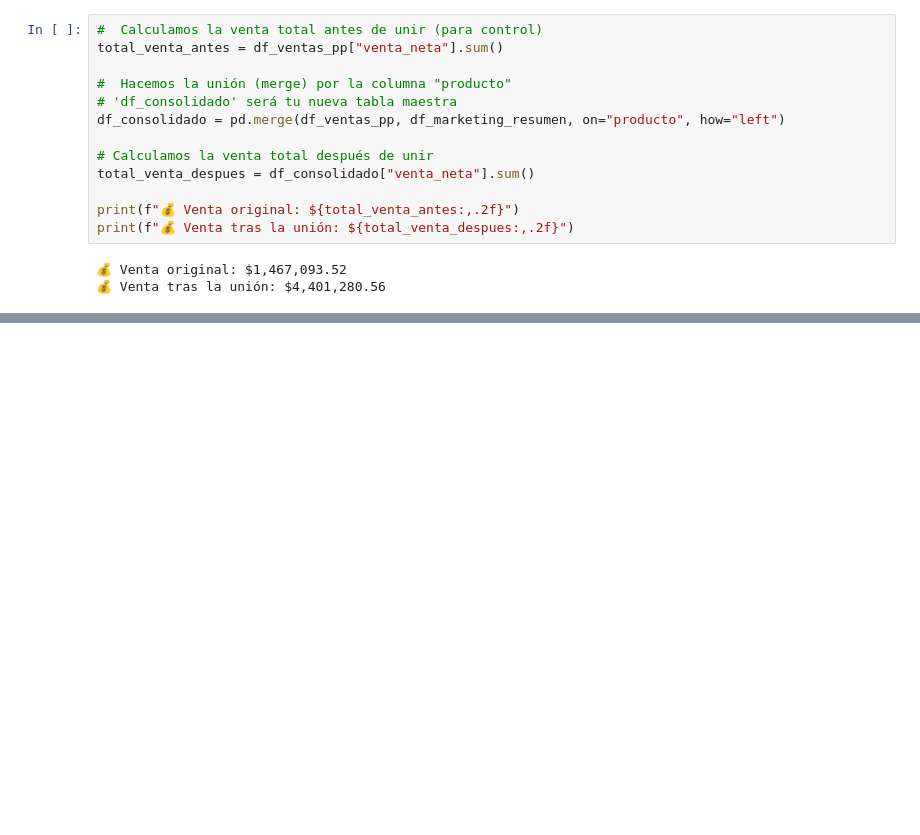
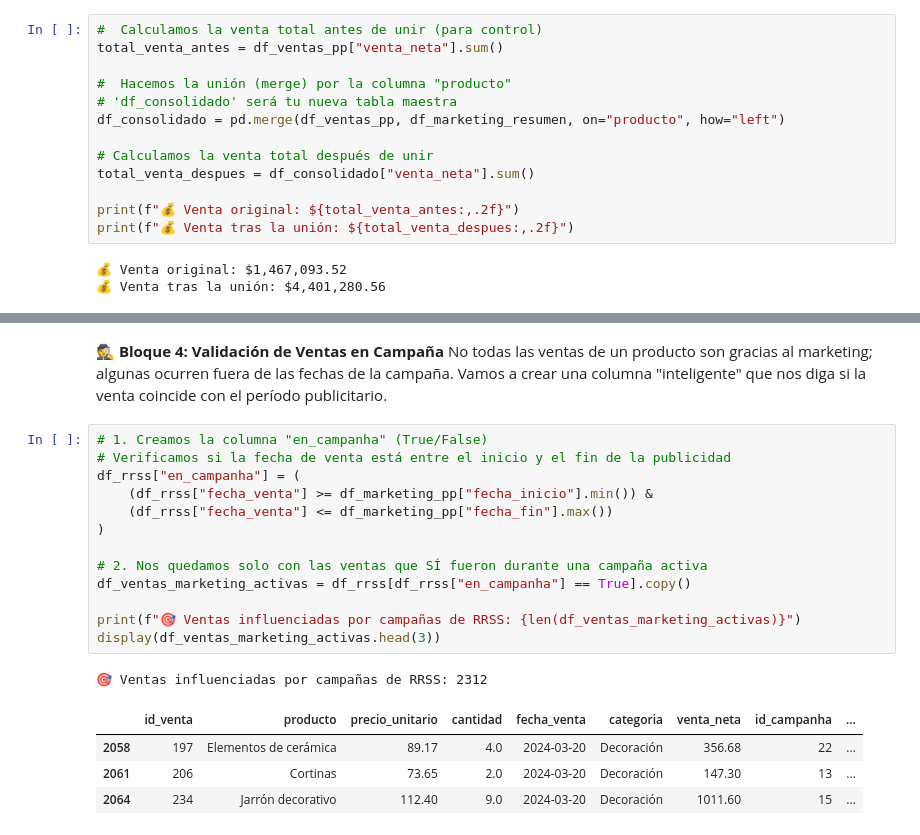
Before and after one commit to rocioblivingston/Data-Analitycs-Python-1C2026, a Jupyter notebook: Pre_Entrega_Data_Analitycs_C12026.ipynb, the cells around one changed output, grey strips where cells are left out. Drawn from its saved outputs; the diff is of its cells as text; blank space fills up the shorter version.

```diff
--- a/Pre_Entrega_Data_Analitycs_C12026.ipynb
+++ b/Pre_Entrega_Data_Analitycs_C12026.ipynb
@@ -412,0 +431,22 @@ print(f"💰 Venta tras la unión: ${total_venta_despues:,.2f}")
+# %% [markdown]
+**🕵️ Bloque 4: Validación de Ventas en Campaña**
+No todas las ventas de un producto son gracias al marketing; algunas ocurren fuera de las fechas de la campaña. Vamos a crear una columna "inteligente" que nos diga si la venta coincide con el período publicitario.
+# %%
+# 1. Creamos la columna "en_campanha" (True/False)
+# Verificamos si la fecha de venta está entre el inicio y el fin de la publicidad
+df_rrss["en_campanha"] = (
+    (df_rrss["fecha_venta"] >= df_marketing_pp["fecha_inicio"].min()) &
+    (df_rrss["fecha_venta"] <= df_marketing_pp["fecha_fin"].max())
+)
+
+# 2. Nos quedamos solo con las ventas que SÍ fueron durante una campaña activa
+df_ventas_marketing_activas = df_rrss[df_rrss["en_campanha"] == True].copy()
+
+print(f"🎯 Ventas influenciadas por campañas de RRSS: {len(df_ventas_marketing_activas)}")
+display(df_ventas_marketing_activas.head(3))
+# %% [output]
+🎯 Ventas influenciadas por campañas de RRSS: 2312
+|  | id_venta | producto | precio_unitario | cantidad | fecha_venta | categoria | venta_neta | id_campanha | ... |
+| 2058 | 197 | Elementos de cerámica | 89.17 | 4.0 | 2024-03-20 | Decoración | 356.68 | 22 | ... |
+| 2061 | 206 | Cortinas | 73.65 | 2.0 | 2024-03-20 | Decoración | 147.30 | 13 | ... |
+| 2064 | 234 | Jarrón decorativo | 112.40 | 9.0 | 2024-03-20 | Decoración | 1011.60 | 15 | ... |
```
Also changed, not shown: parts of 4 cells of this notebook.
